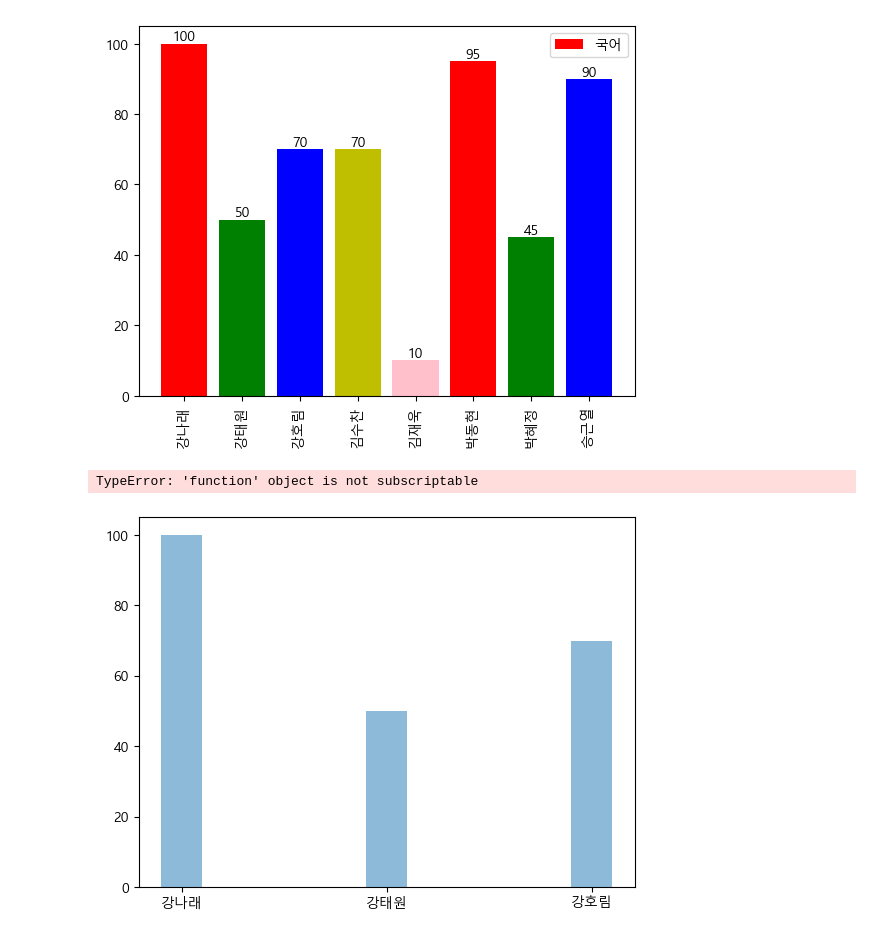
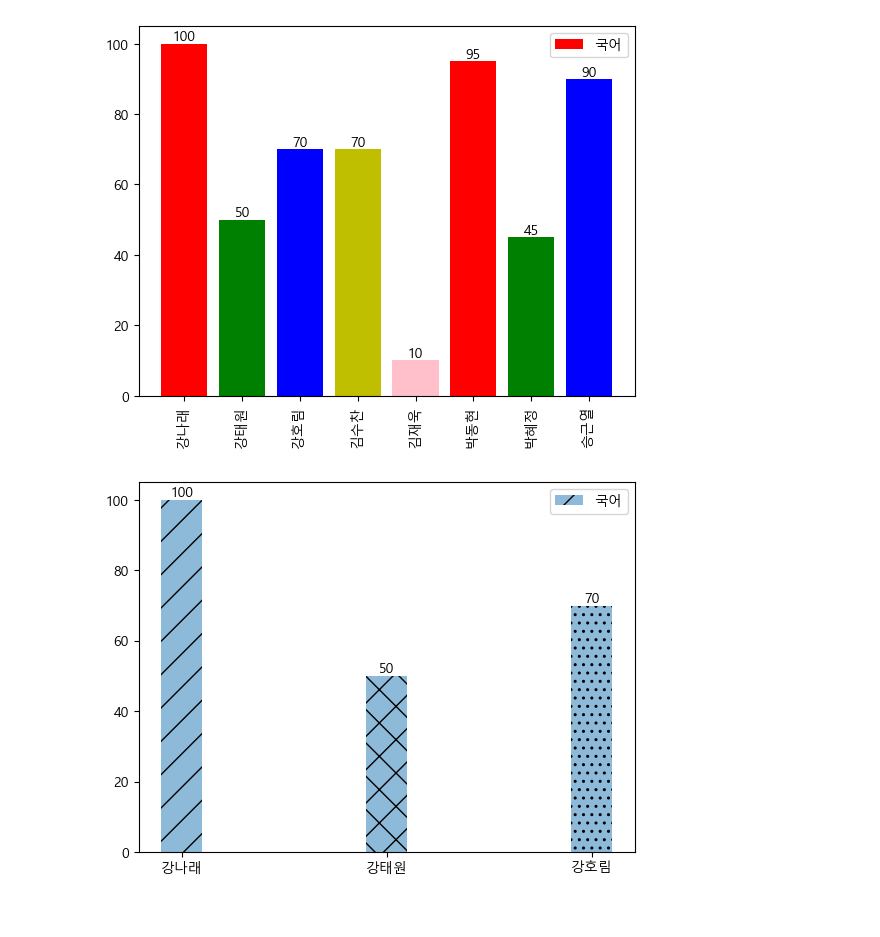
Before and after one commit to onulee/medical1, a Jupyter notebook: d0514/d0514_07.ipynb, the cells around one changed output. Cells and saved outputs as stored; diff of their text form; code cells hidden in the pictures.

```diff
--- a/d0514/d0514_07.ipynb
+++ b/d0514/d0514_07.ipynb
@@ -52,21 +52,16 @@ y = df.head(3)['국어']
 y2 = df.head(3)['영어']
 y3 = df.head(3)['수학']
 # %%
-# 크기 조절
-plt.bar(x,y3,label='국어',width=0.2,alpha=0.5)
-plt.bar[0].set_hatch('/')
-plt.bar[1].set_hatch('x')
-plt.bar[2].set_hatch('..')
-
+# 패턴넣기
+bar = plt.bar(x,y3,label='국어',width=0.2,alpha=0.5)
+bar[0].set_hatch('/')
+bar[1].set_hatch('x')
+bar[2].set_hatch('..')
 
 for i,txt in enumerate(y3):
     plt.text(x[i],y3[i]+0.9,txt,ha='center')
 
-# 패턴넣기
-
-
 plt.legend(loc='upper right')
 plt.show()
 # %% [output]
-TypeError: 'function' object is not subscriptable
-[figure, old version]
+[figure, new version]
```
Also changed, not shown: 12 other files.
